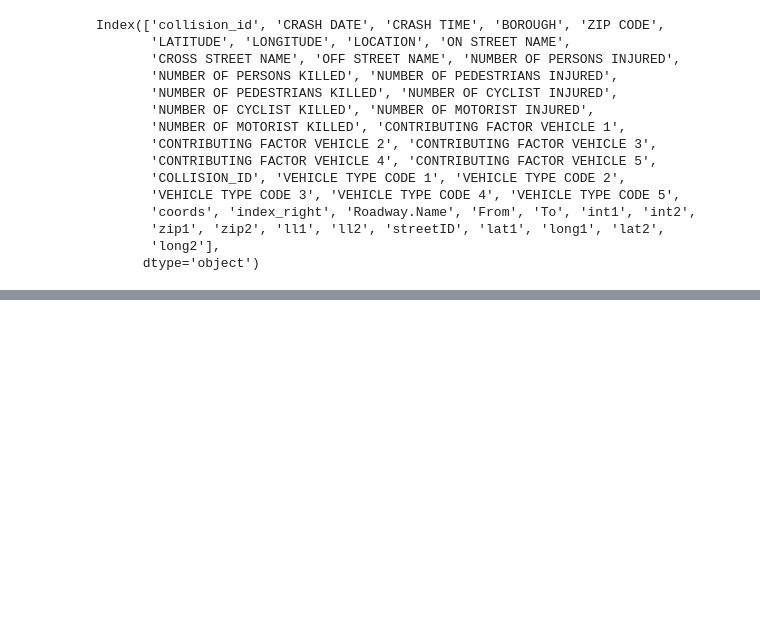
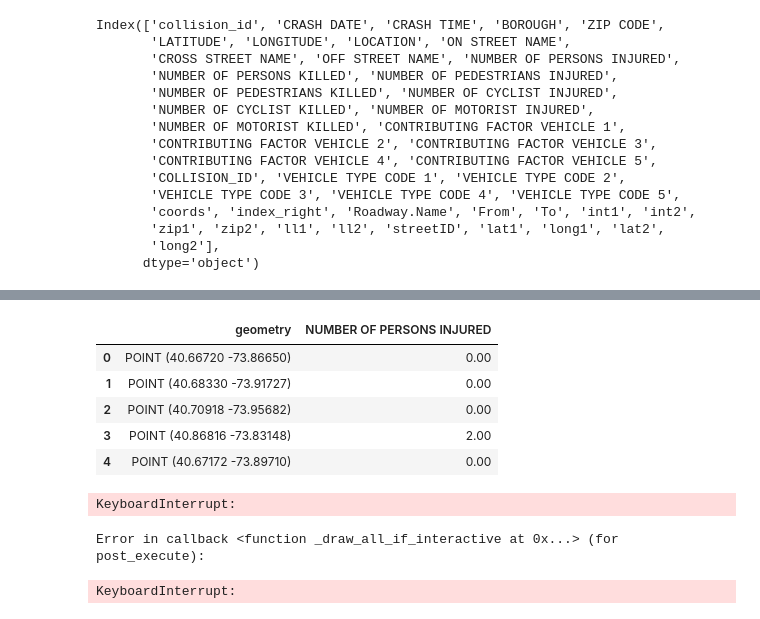
Before and after one commit to aj-cooke/NYC-Traffic-Accidents, a Jupyter notebook: collisions_analysis.ipynb, the cells around one changed output, grey strips where cells are left out. Drawn from its saved outputs; the diff is of its cells as text; code cells hidden in the pictures; blank space fills up the shorter version.

```diff
--- a/collisions_analysis.ipynb
+++ b/collisions_analysis.ipynb
@@ -6,5 +9,9 @@ pd.set_option('display.float_format','{:.2f}'.format)
 # %%
 collisions = pd.read_csv("../matched_data/crash_matched_data/collisions_matched.tsv", sep = '\t')
+# %%
+# filter false LATITUDE and LONGITUDE
+criterion = (collisions['LATITUDE'] > 38) & (collisions['LATITUDE'] < 42) & (collisions['LONGITUDE'] < -72) & (collisions['LONGITUDE'] > -76)
+collisions = collisions[criterion]
 # %%
 collisions.head()
 # %% [output]
@@ -54,0 +68,22 @@ gplt.polyplot(boroughs)
+# %%
+collisions_geo.head()
+# %% [output]
+|  | geometry | NUMBER OF PERSONS INJURED |
+| 0 | POINT (40.66720 -73.86650) | 0.00 |
+| 1 | POINT (40.68330 -73.91727) | 0.00 |
+| 2 | POINT (40.70918 -73.95682) | 0.00 |
+| 3 | POINT (40.86816 -73.83148) | 2.00 |
+| 4 | POINT (40.67172 -73.89710) | 0.00 |
+# %%
+gplt.pointplot(collisions_geo)
+gplt.pointplot(
+    collisions_geo,
+    ax=ax,
+    hue='NUMBER OF PERSONS INJURED',
+    cmap='Blues',
+    scheme='quantiles',
+    scale='NUMBER OF PERSONS INJURED')
+# %% [output]
+KeyboardInterrupt:
+Error in callback <function _draw_all_if_interactive at 0x...> (for post_execute):
+KeyboardInterrupt:
```
Also changed, not shown: parts of 4 cells of this notebook.
